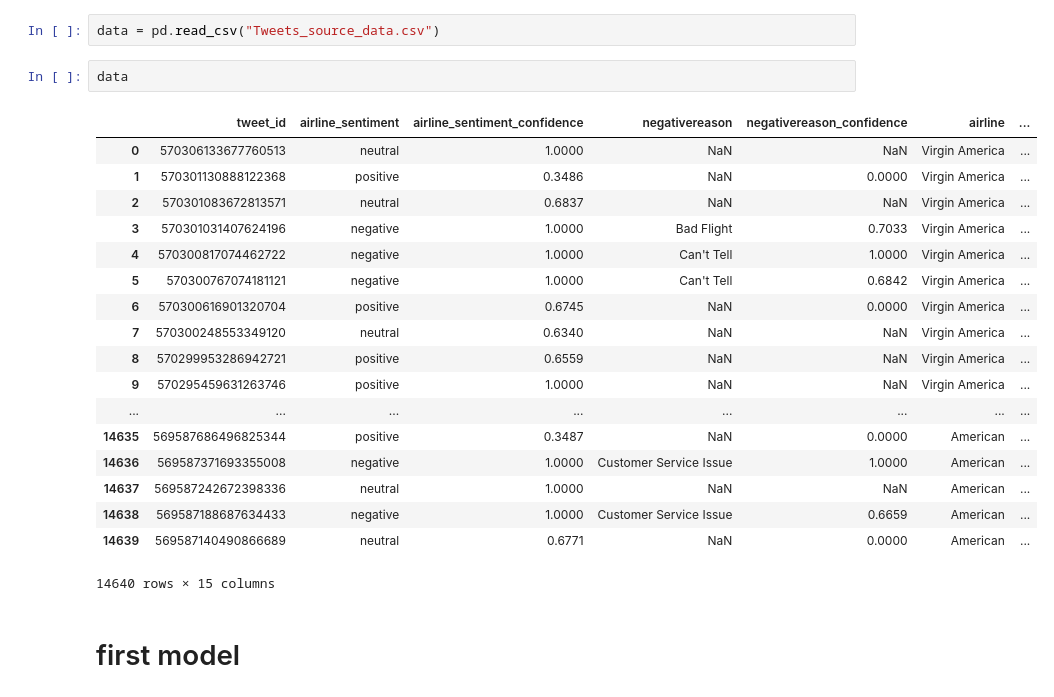
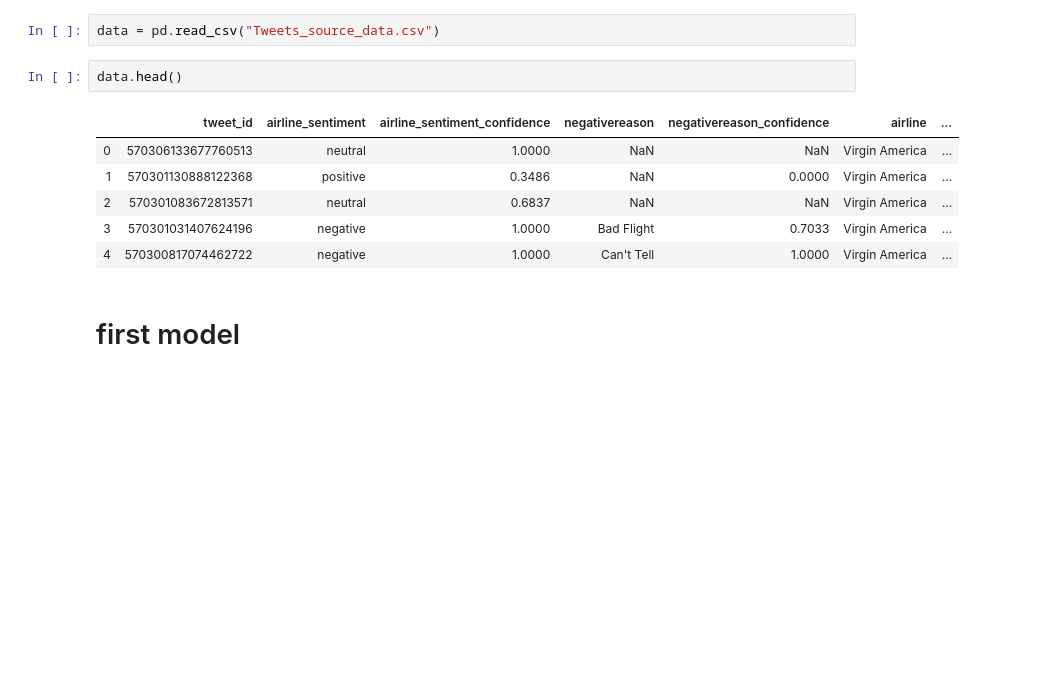
Before and after one commit to marazap90/project_3, a Jupyter notebook: scripts/marek_exploration.ipynb, the cells around one changed output. Drawn from its saved outputs; the diff is of its cells as text; blank space fills up the shorter version.

```diff
--- a/scripts/marek_exploration.ipynb
+++ b/scripts/marek_exploration.ipynb
@@ -12,26 +12,14 @@ import re
 # %%
 data = pd.read_csv("Tweets_source_data.csv")
 # %%
-data
+data.head()
 # %% [output]
 |  | tweet_id | airline_sentiment | airline_sentiment_confidence | negativereason | negativereason_confidence | airline | ... |
 | 0 | 570306133677760513 | neutral | 1.0000 | NaN | NaN | Virgin America | ... |
 | 1 | 570301130888122368 | positive | 0.3486 | NaN | 0.0000 | Virgin America | ... |
 | 2 | 570301083672813571 | neutral | 0.6837 | NaN | NaN | Virgin America | ... |
 | 3 | 570301031407624196 | negative | 1.0000 | Bad Flight | 0.7033 | Virgin America | ... |
 | 4 | 570300817074462722 | negative | 1.0000 | Can't Tell | 1.0000 | Virgin America | ... |
-| 5 | 570300767074181121 | negative | 1.0000 | Can't Tell | 0.6842 | Virgin America | ... |
-| 6 | 570300616901320704 | positive | 0.6745 | NaN | 0.0000 | Virgin America | ... |
-| 7 | 570300248553349120 | neutral | 0.6340 | NaN | NaN | Virgin America | ... |
-| 8 | 570299953286942721 | positive | 0.6559 | NaN | NaN | Virgin America | ... |
-| 9 | 570295459631263746 | positive | 1.0000 | NaN | NaN | Virgin America | ... |
-| ... | ... | ... | ... | ... | ... | ... | ... |
-| 14635 | 569587686496825344 | positive | 0.3487 | NaN | 0.0000 | American | ... |
-| 14636 | 569587371693355008 | negative | 1.0000 | Customer Service Issue | 1.0000 | American | ... |
-| 14637 | 569587242672398336 | neutral | 1.0000 | NaN | NaN | American | ... |
-| 14638 | 569587188687634433 | negative | 1.0000 | Customer Service Issue | 0.6659 | American | ... |
-| 14639 | 569587140490866689 | neutral | 0.6771 | NaN | 0.0000 | American | ... |
-14640 rows × 15 columns
 # %% [markdown]
 # first model
 # %%
```
Also changed, not shown: parts of 8 cells of this notebook, 2 other files.
